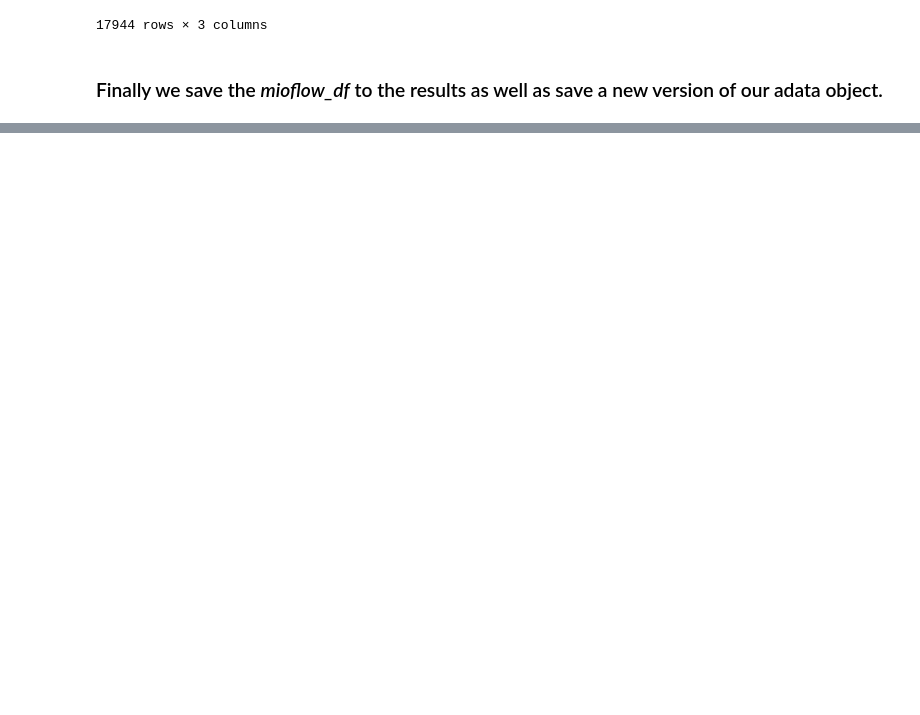
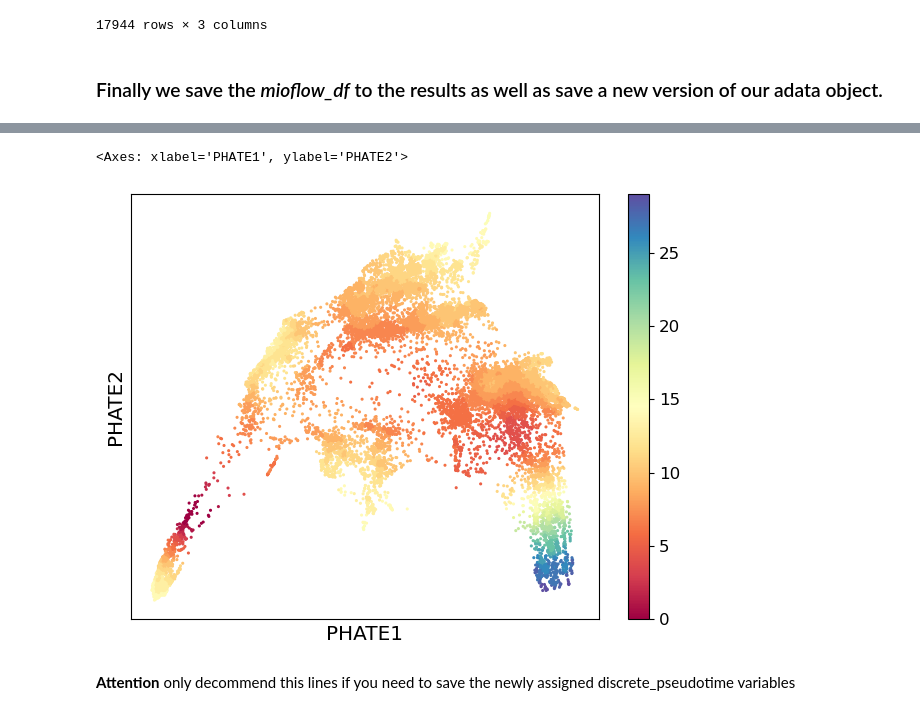
Before and after one commit to KrishnaswamyLab/omics_toolbox, a Jupyter notebook: notebooks/MIOFlow/3-time-pseudotime.ipynb, the cells around one changed output, grey strips where cells are left out. Drawn from its saved outputs; the diff is of its cells as text; code cells hidden in the pictures; blank space fills up the shorter version.

```diff
--- a/notebooks/MIOFlow/3-time-pseudotime.ipynb
+++ b/notebooks/MIOFlow/3-time-pseudotime.ipynb
@@ -213,0 +195,11 @@ AnnData object with n_obs × n_vars = 17944 × 18019
+# %%
+#We then discretize the time labels
+adata.obs['discrete_pseudotime'] = pd.cut(adata.obs['dpt_pseudotime'], bins=30, labels=False)
+# %%
+scprep.plot.scatter2d(adata.obsm['X_phate'], c=adata.obs['discrete_pseudotime'], cmap="Spectral",
+                      ticks=False, label_prefix="PHATE")
+# %% [output]
+<Axes: xlabel='PHATE1', ylabel='PHATE2'>
+[figure, added]
+# %% [markdown]
+**Attention** only decommend this lines if you need to save the newly assigned discrete_pseudotime variables
```
Also changed, not shown: parts of 22 cells of this notebook, 4 other files.
